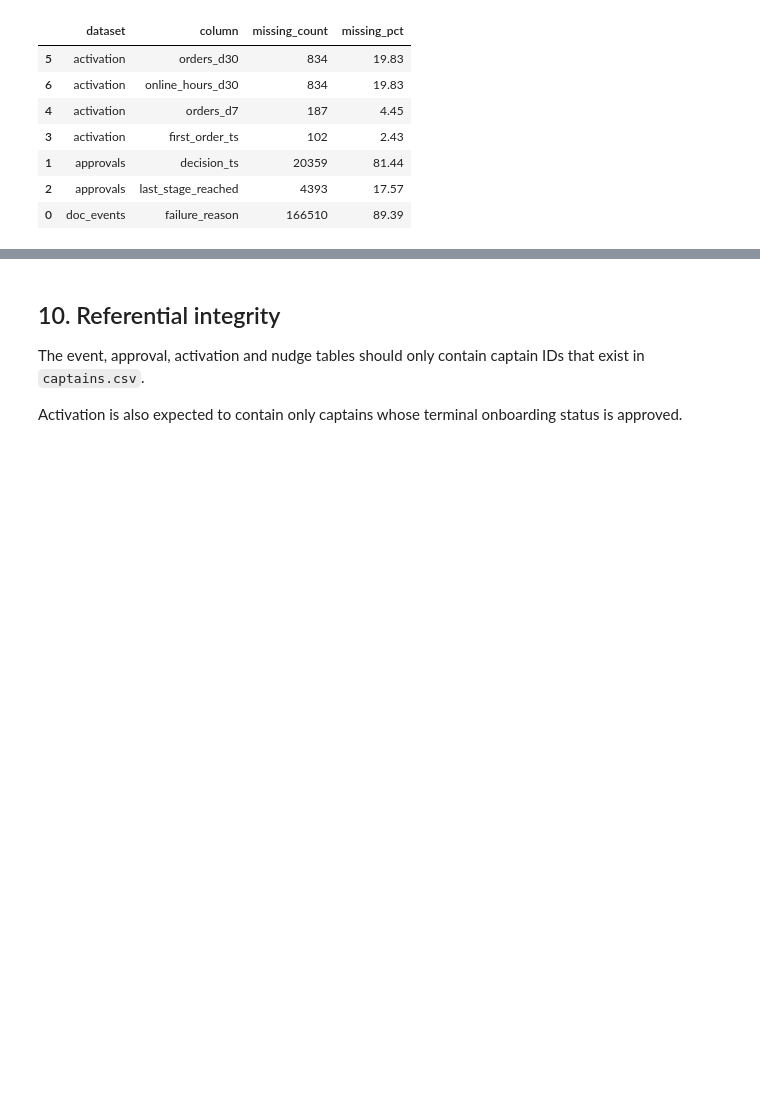
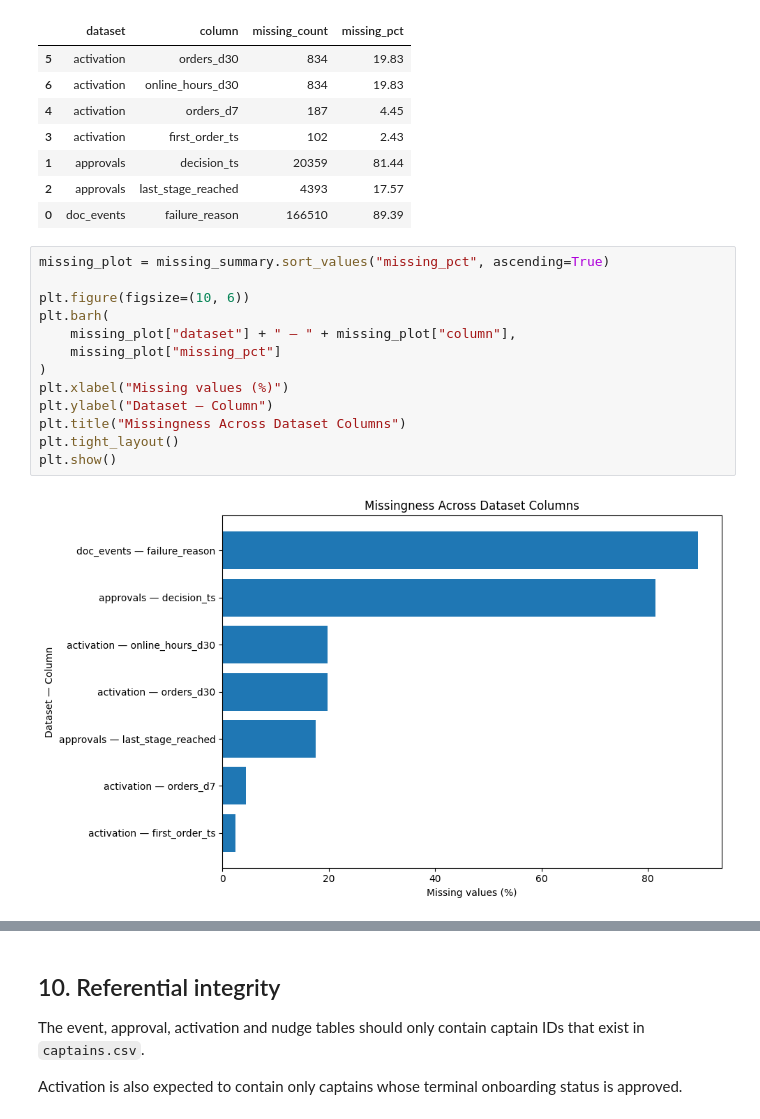
Before and after one commit to Abhay-SKulkarni123/rapido-data-science, a Jupyter notebook: Notebooks/01_load_and_understand.ipynb, the cells around one changed output, grey strips where cells are left out. Cells and saved outputs as stored; diff of their text form; blank space fills up the shorter version.

```diff
--- a/Notebooks/01_load_and_understand.ipynb
+++ b/Notebooks/01_load_and_understand.ipynb
@@ -580,3 +634,18 @@ else:
 | 1 | approvals | decision_ts | 20359 | 81.44 |
 | 2 | approvals | last_stage_reached | 4393 | 17.57 |
 | 0 | doc_events | failure_reason | 166510 | 89.39 |
+# %%
+missing_plot = missing_summary.sort_values("missing_pct", ascending=True)
+
+plt.figure(figsize=(10, 6))
+plt.barh(
+    missing_plot["dataset"] + " — " + missing_plot["column"],
+    missing_plot["missing_pct"]
+)
+plt.xlabel("Missing values (%)")
+plt.ylabel("Dataset — Column")
+plt.title("Missingness Across Dataset Columns")
+plt.tight_layout()
+plt.show()
+# %% [output]
+[figure, added]
```
Also changed, not shown: parts of 9 cells of this notebook.
